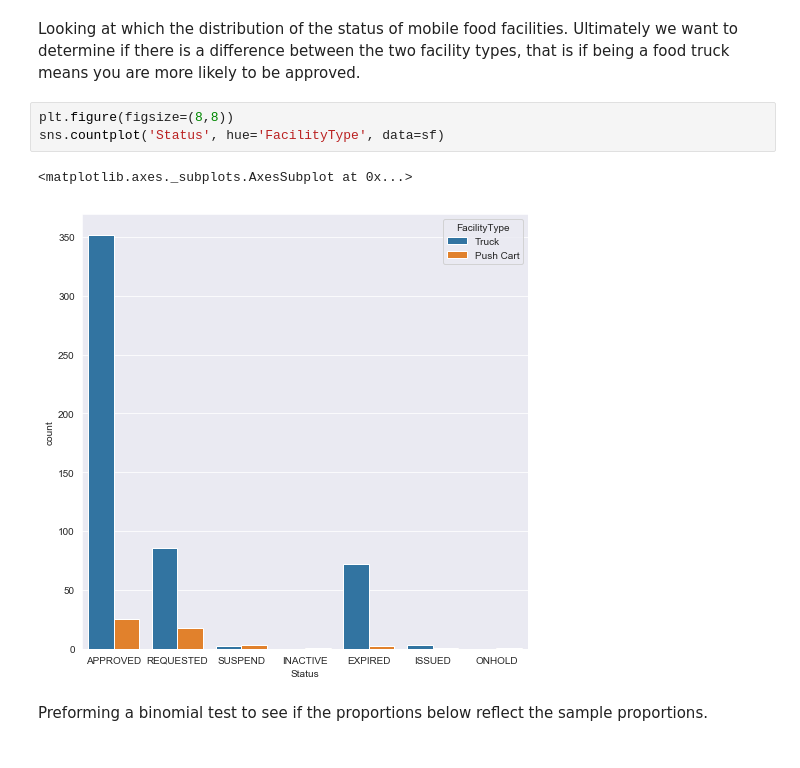
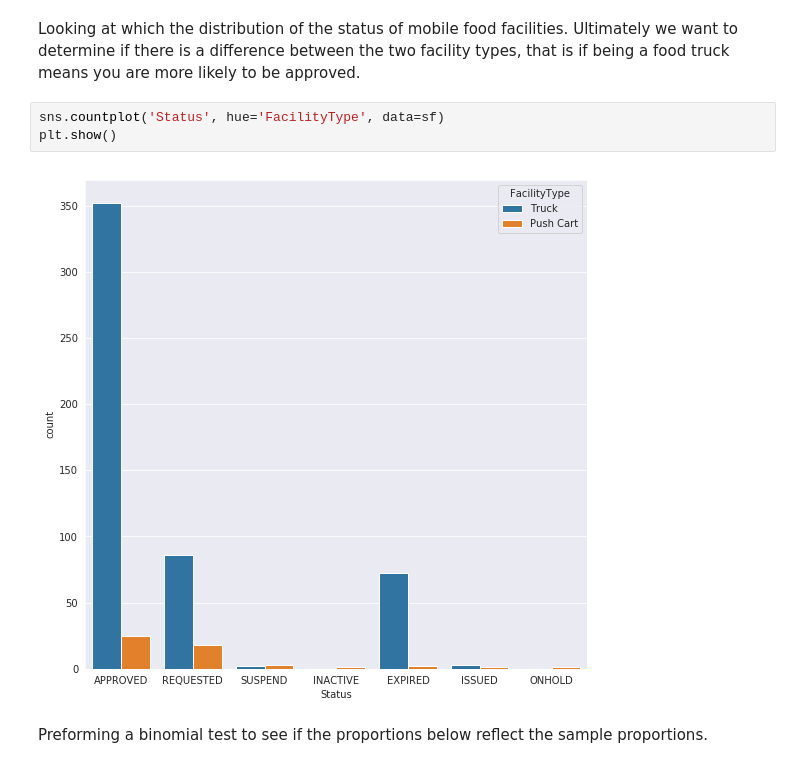
Before and after one commit to chriscross00/projects, a Jupyter notebook: sf_food/sf_food.ipynb, the cells around one changed output. Saved outputs shown, nothing was run; the diff lists cells and outputs as text.

```diff
--- a/sf_food/sf_food.ipynb
+++ b/sf_food/sf_food.ipynb
@@ -165,11 +165,10 @@ sf_app_breakdown.rename(columns={'Count':'Num_Locations', 'Applicant':'Num_appli
 # %% [markdown]
 Looking at which the distribution of the status of mobile food facilities. Ultimately we want to determine if there is a difference between the two facility types, that is if being a food truck means you are more likely to be approved.
 # %%
-plt.figure(figsize=(8,8))
 sns.countplot('Status', hue='FacilityType', data=sf)
+plt.show()
 # %% [output]
-<matplotlib.axes._subplots.AxesSubplot at 0x...>
-[figure, old version]
+[figure, new version]
 # %% [markdown]
 Preforming a binomial test to see if the proportions below reflect the sample proportions.
 # %%
```
Also changed, not shown: parts of 2 cells of this notebook.
